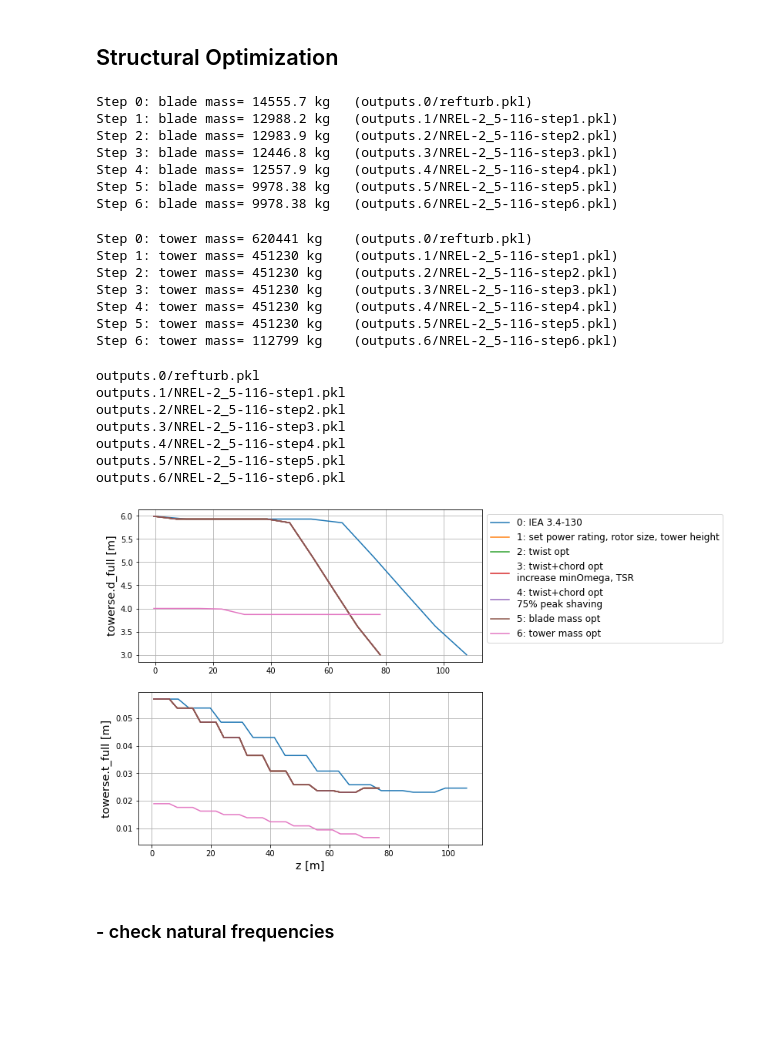
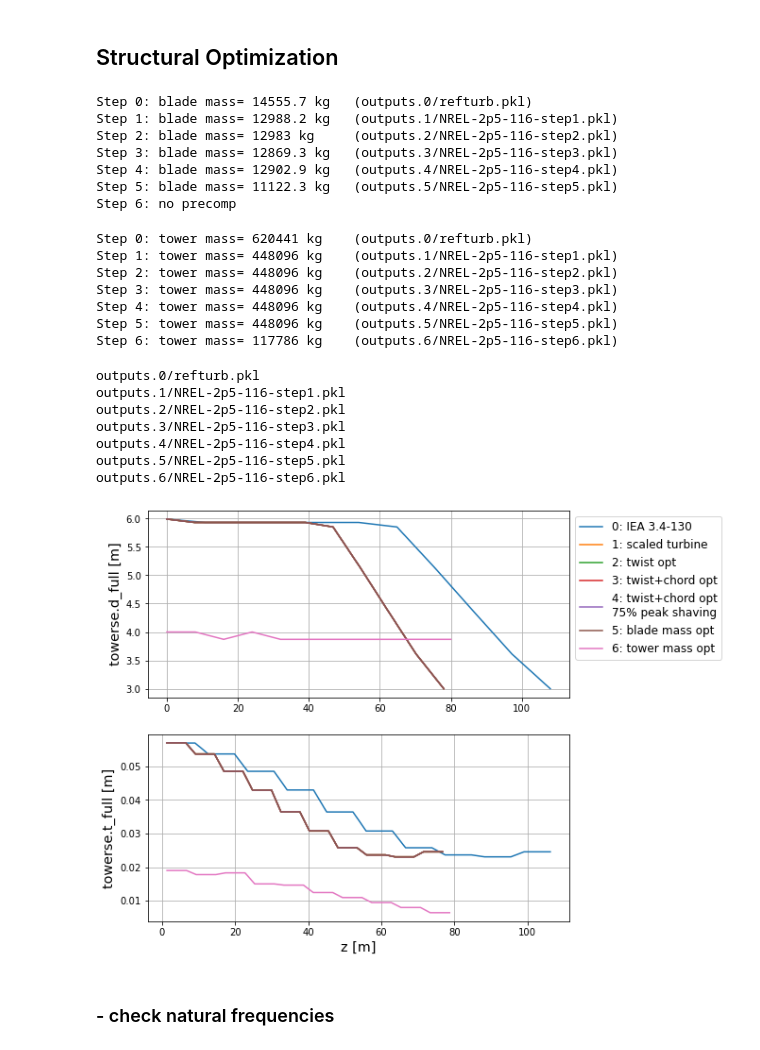
Before and after one commit to NREL/openfast-turbine-models, a Jupyter notebook: IEA-scaled/NREL-2.5-116/WISDEM/check_NREL-2p5-116.ipynb, the cells around one changed output. Drawn from its saved outputs; the diff is of its cells as text; code cells hidden in the pictures; blank space fills up the shorter version.

```diff
--- a/IEA-scaled/NREL-2.5-116/WISDEM/check_NREL-2p5-116.ipynb
+++ b/IEA-scaled/NREL-2.5-116/WISDEM/check_NREL-2p5-116.ipynb
@@ -132,14 +146,19 @@ for istep in aero_opt_steps:
     print(fpath)
     pkl = pickle.load(open(fpath,'rb'))
     turb = {keyval[0]: keyval[1] for keyval in pkl}
-    ws = turb['wt.rp.powercurve.compute_power_curve.V']['value']
+    pfx = 'comp.wt.' if istep > 1 else 'wt.'
+    sty = dict(color=colors[istep])
+    if istep == 4:
+        sty['linestyle'] = '--'
+    ws = turb[pfx+'rotorse.rp.powercurve.compute_power_curve.V']['value']
     for i,qty in enumerate(powercurve_quantities):
-        val = turb[f'wt.rp.powercurve.compute_power_curve.{qty}']['value']
+        val = turb[pfx+f'rotorse.rp.powercurve.compute_power_curve.{qty}']['value']
         ax[i].plot(ws,val,label=legendnames[istep])
         ax[i].set_ylabel(qty,fontsize='x-large')
     ax[-1].set_xlabel('U',fontsize='x-large')
 for axi in ax:
     axi.grid()
+ax[0].set_ylim((0,1.1*rated_power))
 
 # add reference data
 for i,qty in enumerate(powercurve_quantities):
@@ -148,6 +167,6 @@ for i,qty in enumerate(powercurve_quantities):
             ax[i].scatter(refvals.index,refvals[qty],color='k',marker=markers[iref],label=refname)
 ax[0].legend(loc='upper left',bbox_to_anchor=(1,1),fontsize='large')
 
-fig.savefig(os.path.join(figdir,prefix+'_aero.png'),bbox_inches='tight')
+#fig.savefig(os.path.join(figdir,prefix+'_aero.png'),bbox_inches='tight')
 # %% [output]
 outputs.0/refturb.pkl
@@ -180,7 +200,7 @@ powercurve_quantities = [
 ]
 pc = {}
 for name in powercurve_quantities:
-    qty = final['wt.rp.powercurve.compute_power_curve.'+name]
+    qty = final['comp.wt.rotorse.rp.powercurve.compute_power_curve.'+name]
     pc[name] = qty['value']
     print(f'{qty["desc"]} [{qty["units"]}] \t ({qty["prom_name"]})')
 # %% [output]
@@ -240,72 +260,75 @@ for istep in aerostruct_opt_steps:
     fpath = glob.glob(f'outputs.{istep}/*.pkl')[0]
     pkl = pickle.load(open(fpath,'rb'))
     turb = {keyval[0]: keyval[1] for keyval in pkl}
+    pfx = 'comp.wt.' if istep > 1 else 'wt.'
     try:
-        blade_mass = turb['wt.re.precomp.blade_mass']['value'][0]
+        blade_mass = turb[pfx+'rotorse.re.precomp.blade_mass']['value'][0]
     except KeyError:
         print(f'Step {istep}: no precomp')
     else:
         print(f'Step {istep}: blade mass= {blade_mass:g} kg \t ({fpath})')
 # %% [output]
 Step 0: blade mass= 14555.7 kg   (outputs.0/refturb.pkl)
-Step 1: blade mass= 12988.2 kg   (outputs.1/NREL-2_5-116-step1.pkl)
-Step 2: blade mass= 12983.9 kg   (outputs.2/NREL-2_5-116-step2.pkl)
-Step 3: blade mass= 12446.8 kg   (outputs.3/NREL-2_5-116-step3.pkl)
-Step 4: blade mass= 12557.9 kg   (outputs.4/NREL-2_5-116-step4.pkl)
-Step 5: blade mass= 9978.38 kg   (outputs.5/NREL-2_5-116-step5.pkl)
-Step 6: blade mass= 9978.38 kg   (outputs.6/NREL-2_5-116-step6.pkl)
+Step 1: blade mass= 12988.2 kg   (outputs.1/NREL-2p5-116-step1.pkl)
+Step 2: blade mass= 12983 kg     (outputs.2/NREL-2p5-116-step2.pkl)
+Step 3: blade mass= 12869.3 kg   (outputs.3/NREL-2p5-116-step3.pkl)
+Step 4: blade mass= 12902.9 kg   (outputs.4/NREL-2p5-116-step4.pkl)
+Step 5: blade mass= 11122.3 kg   (outputs.5/NREL-2p5-116-step5.pkl)
+Step 6: no precomp
 # %%
 for istep in aerostruct_opt_steps:
     fpath = glob.glob(f'outputs.{istep}/*.pkl')[0]
     pkl = pickle.load(open(fpath,'rb'))
     turb = {keyval[0]: keyval[1] for keyval in pkl}
-    tower_mass = turb['wt.towerse.geom.turb.tower_mass']['value'][0]
+    pfx = 'comp.wt.' if istep > 1 else 'wt.'
+    tower_mass = turb[pfx+'towerse.geom.turb.tower_mass']['value'][0]
     print(f'Step {istep}: tower mass= {tower_mass:g} kg \t ({fpath})')
 # %% [output]
 Step 0: tower mass= 620441 kg    (outputs.0/refturb.pkl)
-Step 1: tower mass= 451230 kg    (outputs.1/NREL-2_5-116-step1.pkl)
-Step 2: tower mass= 451230 kg    (outputs.2/NREL-2_5-116-step2.pkl)
-Step 3: tower mass= 451230 kg    (outputs.3/NREL-2_5-116-step3.pkl)
-Step 4: tower mass= 451230 kg    (outputs.4/NREL-2_5-116-step4.pkl)
-Step 5: tower mass= 451230 kg    (outputs.5/NREL-2_5-116-step5.pkl)
-Step 6: tower mass= 112799 kg    (outputs.6/NREL-2_5-116-step6.pkl)
+Step 1: tower mass= 448096 kg    (outputs.1/NREL-2p5-116-step1.pkl)
+Step 2: tower mass= 448096 kg    (outputs.2/NREL-2p5-116-step2.pkl)
+Step 3: tower mass= 448096 kg    (outputs.3/NREL-2p5-116-step3.pkl)
+Step 4: tower mass= 448096 kg    (outputs.4/NREL-2p5-116-step4.pkl)
+Step 5: tower mass= 448096 kg    (outputs.5/NREL-2p5-116-step5.pkl)
+Step 6: tower mass= 117786 kg    (outputs.6/NREL-2p5-116-step6.pkl)
 # %%
 shape_quantities = ['d_full','t_full']
 
 Nplot = len(shape_quantities)
 fig,ax = plt.subplots(nrows=Nplot,figsize=(8,Nplot*4))
 for istep in aerostruct_opt_steps:
     fpath = glob.glob(f'outputs.{istep}/*.pkl')[0]
     print(fpath)
     pkl = pickle.load(open(fpath,'rb'))
     turb = {keyval[0]: keyval[1] for keyval in pkl}
-    zs = turb['wt.towerse.post.z_full']['value']
+    pfx = 'comp.wt.' if istep > 1 else 'wt.'
+    zs = turb[pfx+'towerse.post.z_full']['value']
     zmid = 0.5 * (zs[1:] + zs[:-1])
     for i,qty in enumerate(shape_quantities):
-        df = turb[f'wt.towerse.post.{qty}']
+        df = turb[pfx+f'towerse.post.{qty}']
         if len(df['value']) == len(zs):
             ax[i].plot(zs,df['value'],label=legendnames[istep])
         elif len(df['value']) == len(zmid):
             ax[i].plot(zmid,df['value'],label=legendnames[istep])
         else:
             raise ValueError('Unexpected data length')
         ylabel = f'{df["prom_name"]} [{df["units"]}]'
         ax[i].set_ylabel(ylabel,fontsize='x-large')
     ax[-1].set_xlabel('z [m]',fontsize='x-large')
 ax[0].legend(loc='upper left',bbox_to_anchor=(1,1),fontsize='large')
 for axi in ax:
     axi.grid()
 
-fig.savefig(os.path.join(figdir,prefix+'_toweorpt.png'),bbox_inches='tight')
+fig.savefig(os.path.join(figdir,prefix+'_toweropt.png'),bbox_inches='tight')
 # %% [output]
 outputs.0/refturb.pkl
-outputs.1/NREL-2_5-116-step1.pkl
-outputs.2/NREL-2_5-116-step2.pkl
-outputs.3/NREL-2_5-116-step3.pkl
-outputs.4/NREL-2_5-116-step4.pkl
-outputs.5/NREL-2_5-116-step5.pkl
-outputs.6/NREL-2_5-116-step6.pkl
+outputs.1/NREL-2p5-116-step1.pkl
+outputs.2/NREL-2p5-116-step2.pkl
+outputs.3/NREL-2p5-116-step3.pkl
+outputs.4/NREL-2p5-116-step4.pkl
+outputs.5/NREL-2p5-116-step5.pkl
+outputs.6/NREL-2p5-116-step6.pkl
-[figure, old version]
+[figure, new version]
 # %% [markdown]
 ### - check natural frequencies
 # %%
```
Also changed, not shown: parts of 13 cells of this notebook, 15 other files.
